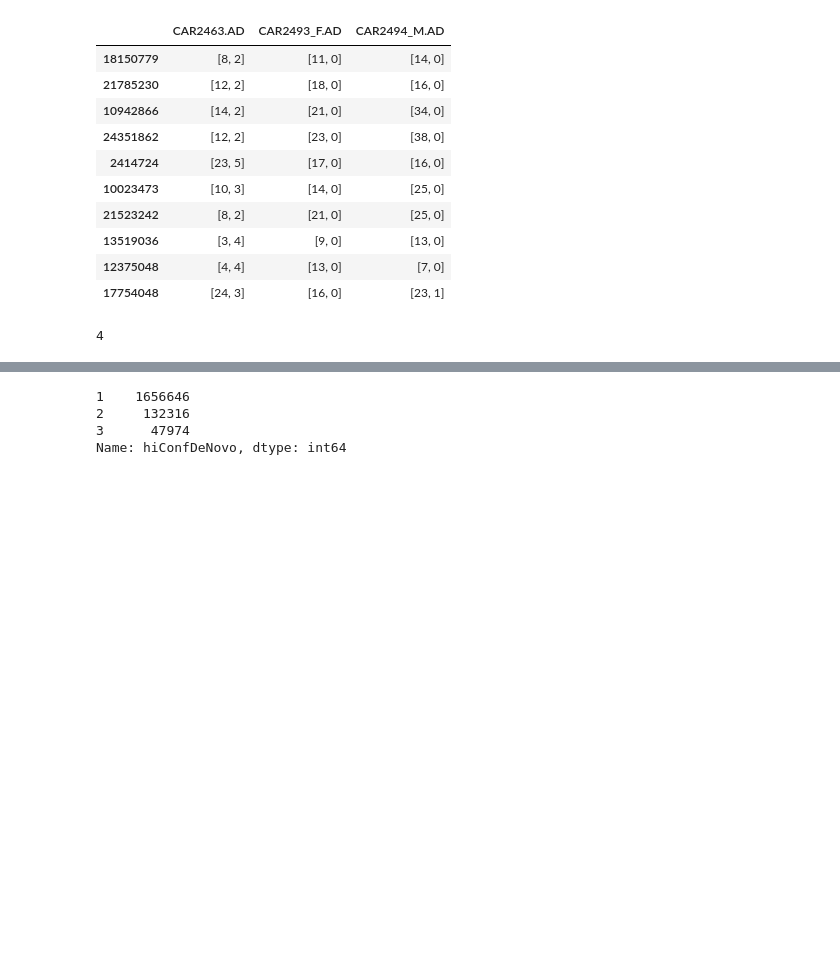
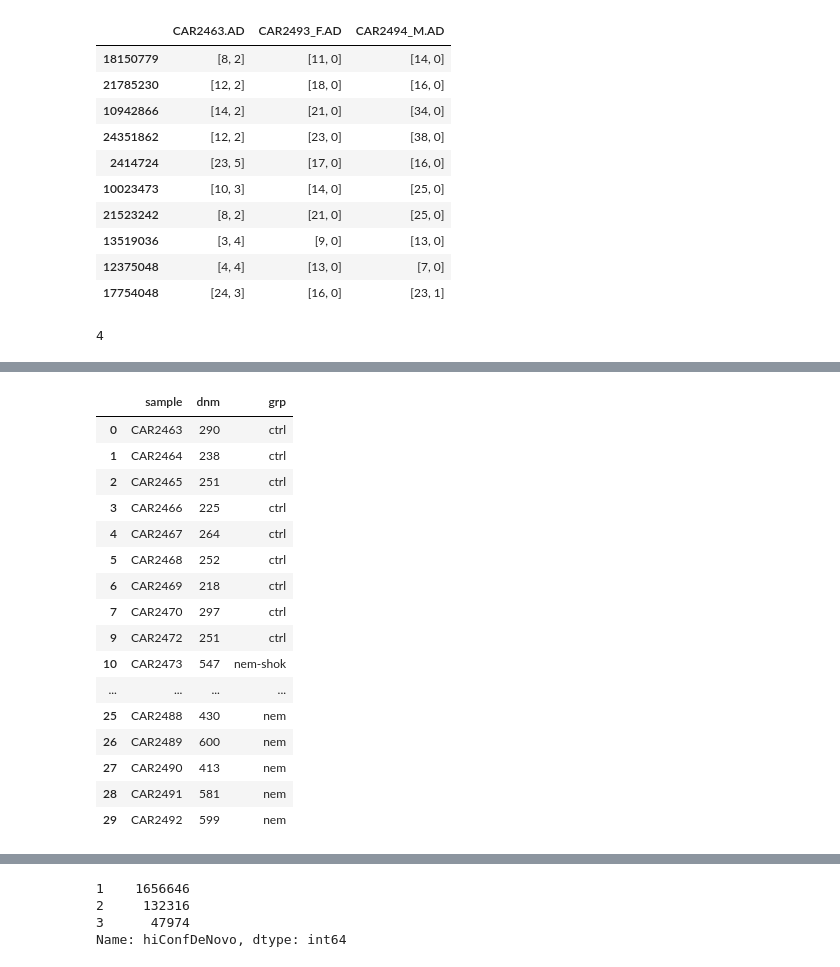
Before and after one commit to mitoclub/AquaSelection, a Jupyter notebook: intersect.ipynb, the cells around one changed output, grey strips where cells are left out. Cells and saved outputs as stored; diff of their text form; code cells hidden in the pictures; blank space fills up the shorter version.

Commit message:
first abs estimate

```diff
--- a/intersect.ipynb
+++ b/intersect.ipynb
@@ -456,9 +450,7 @@ chunk = variants#.head(100000)
 # %%
 collected_mend_errs = []
 
-ad_min = estimate_minimal_ad(16) # 4
-
-for proband in samples_lst[:-2]:
+for i, proband in enumerate(samples_lst[:-2], 1):
     fam_cols = []
     for S in [proband, mother, father]:
         for CC in ['GT', 'AD']:
@@ -467,7 +459,7 @@ for proband in samples_lst[:-2]:
     cur_df: pd.DataFrame = chunk[basic_cols + fam_cols]
 
     # must contain ALT allele
-    cur_df = cur_df[cur_df[proband+'.AD'].apply(lambda x: x[1] >= 4)]
+    cur_df = cur_df[cur_df[proband+'.AD'].apply(lambda x: x[0] >= 10 and x[1] >= 10)]
 
     # select variatns that has hiConfDeNovo according to GATK
     cur_df = cur_df[cur_df.hiConfDeNovo.str.contains(proband)]
@@ -479,15 +471,20 @@ for proband in samples_lst[:-2]:
     cur_df = cur_df[~cur_df.indel]
 
     # calculate allele balance
-    cur_df['proband_ab'] = cur_df[proband+'.AD'].apply(lambda x: x[1] / sum(x))
-    cur_df['mother_ab'] = cur_df[mother+'.AD'].apply(lambda x: x[1] / sum(x))
-    cur_df['father_ab'] = cur_df[father+'.AD'].apply(lambda x: x[1] / sum(x))
+    # cur_df['proband_ab'] = cur_df[proband+'.AD'].apply(lambda x: x[1] / sum(x))
+    # cur_df['mother_ab'] = cur_df[mother+'.AD'].apply(lambda x: x[1] / sum(x))
+    # cur_df['father_ab'] = cur_df[father+'.AD'].apply(lambda x: x[1] / sum(x))
 
-    cur_df = cur_df[
-        (cur_df.proband_ab > 0.15) &
-        (cur_df.mother_ab <= 0.05) &
-        (cur_df.mother_ab <= 0.05)
-    ]
+    # # is homozyg
+    # cur_df['proband_homoz'] = cur_df[proband+'.GT'].apply(is_homozyg)
+    # cur_df['mother_homoz'] = cur_df[mother+'.GT'].apply(is_homozyg)
+    # cur_df['father_homoz'] = cur_df[father+'.GT'].apply(is_homozyg)
+
+    # cur_df = cur_df[
+    #     (cur_df.proband_ab > 0.25) &
+    #     (cur_df.mother_ab <= 0.00) &
+    #     (cur_df.mother_ab <= 0.00)
+    # ]
 
 
     #
@@ -501,4 +498,10 @@ for proband in samples_lst[:-2]:
     # cur_df = cur_df[cur_df.apply(is_mend_err_by_gt_gatk, 1, proband=proband)]
 
     collected_mend_errs.append(cur_df.copy())
-    break
+
+    print(proband, len(cur_df))
+    if i % 10 == 0:
+        print()
+    # break
+
+# cur_df
@@ -520,0 +526,25 @@ cur_df
+# %%
+labels = ['ctrl'] * 10 + ['nem-shok'] * 10 + ['nem'] * 10
+dnms = pd.DataFrame(list(zip(samples_lst[:-2], [len(x) for x in collected_mend_errs])),
+                    columns=['sample', 'dnm'])
+dnms['grp'] = labels
+dnms = dnms[dnms['sample'] != 'CAR2471']
+dnms
+# %% [output]
+|  | sample | dnm | grp |
+| 0 | CAR2463 | 290 | ctrl |
+| 1 | CAR2464 | 238 | ctrl |
+| 2 | CAR2465 | 251 | ctrl |
+| 3 | CAR2466 | 225 | ctrl |
+| 4 | CAR2467 | 264 | ctrl |
+| 5 | CAR2468 | 252 | ctrl |
+| 6 | CAR2469 | 218 | ctrl |
+| 7 | CAR2470 | 297 | ctrl |
+| 9 | CAR2472 | 251 | ctrl |
+| 10 | CAR2473 | 547 | nem-shok |
+| ... | ... | ... | ... |
+| 25 | CAR2488 | 430 | nem |
+| 26 | CAR2489 | 600 | nem |
+| 27 | CAR2490 | 413 | nem |
+| 28 | CAR2491 | 581 | nem |
+| 29 | CAR2492 | 599 | nem |
```
Also changed, not shown: parts of 10 cells of this notebook, 1 other file.
